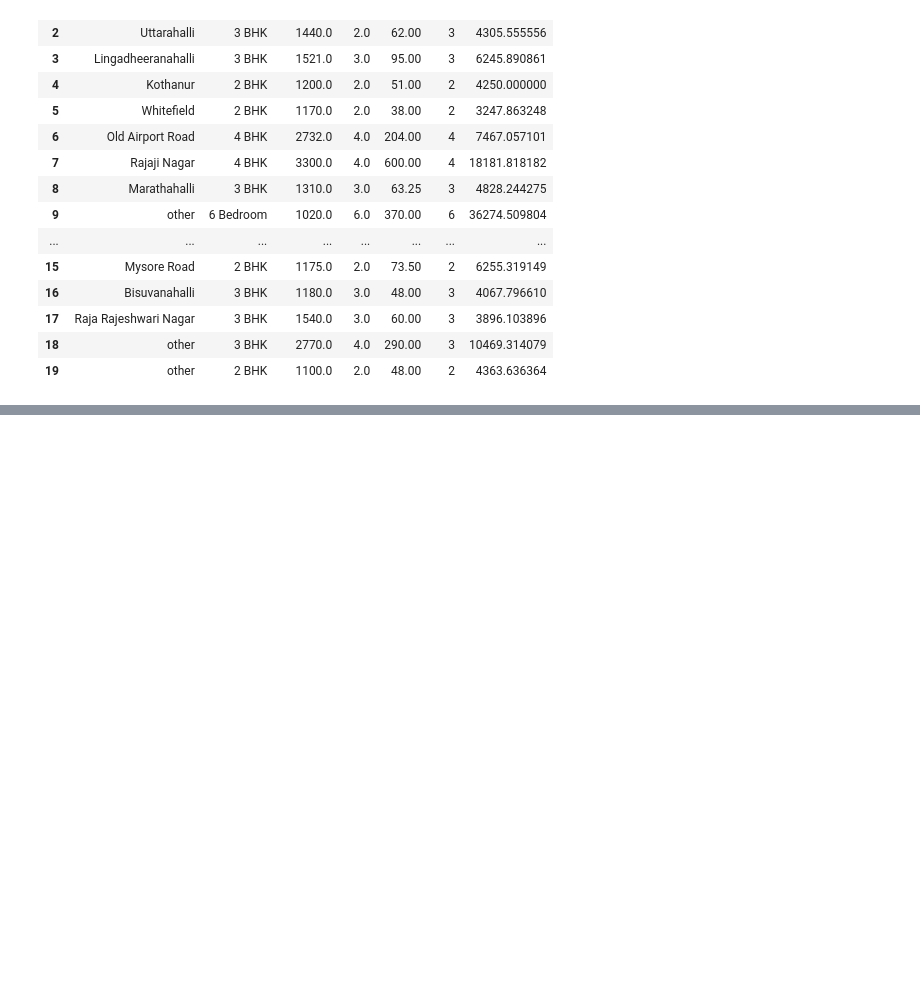
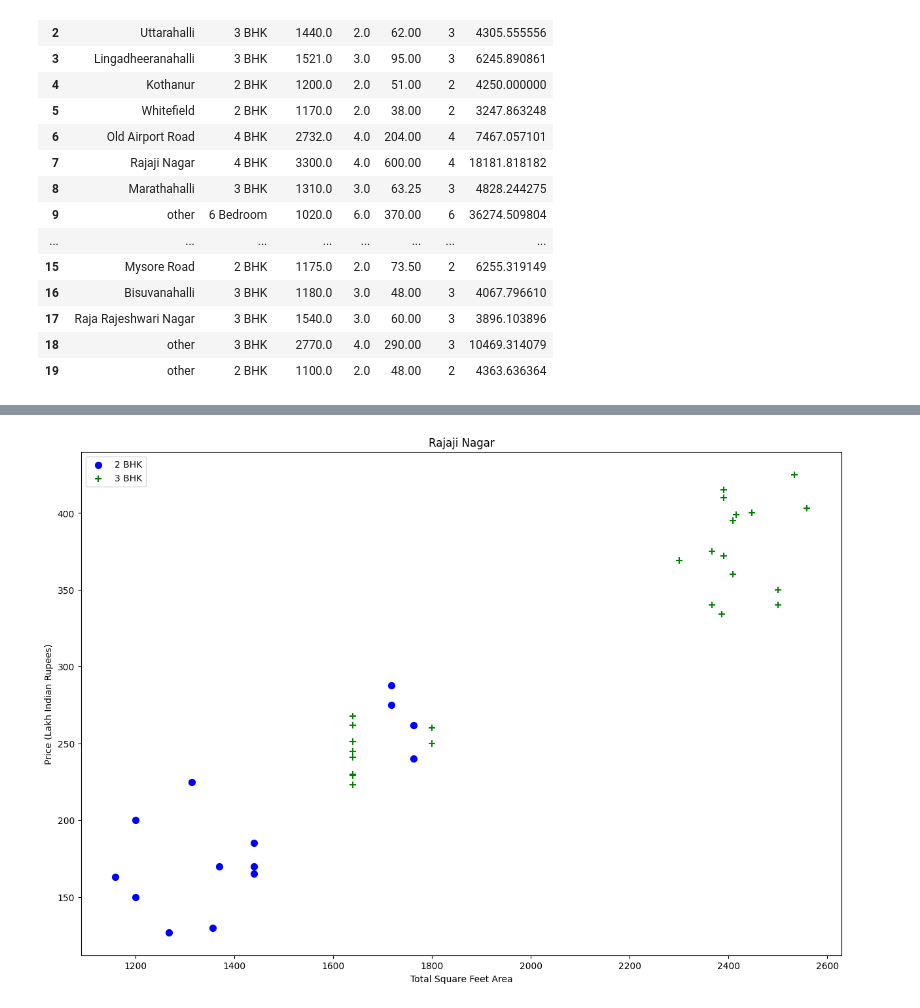
Before and after one commit to sabsar42/House_Price_Prediction_Gcollab, a Jupyter notebook: house_price_prediction.ipynb, the cells around one changed output, grey strips where cells are left out. Cells and saved outputs as stored; diff of their text form; code cells hidden in the pictures; blank space fills up the shorter version.

```diff
--- a/house_price_prediction.ipynb
+++ b/house_price_prediction.ipynb
@@ -381,0 +466,4 @@ df5.head(20)
+# %%
+plot_scatter_chart(df8,"Rajaji Nagar")
+# %% [output]
+[figure, added]
```
Also changed, not shown: parts of 18 cells of this notebook.
